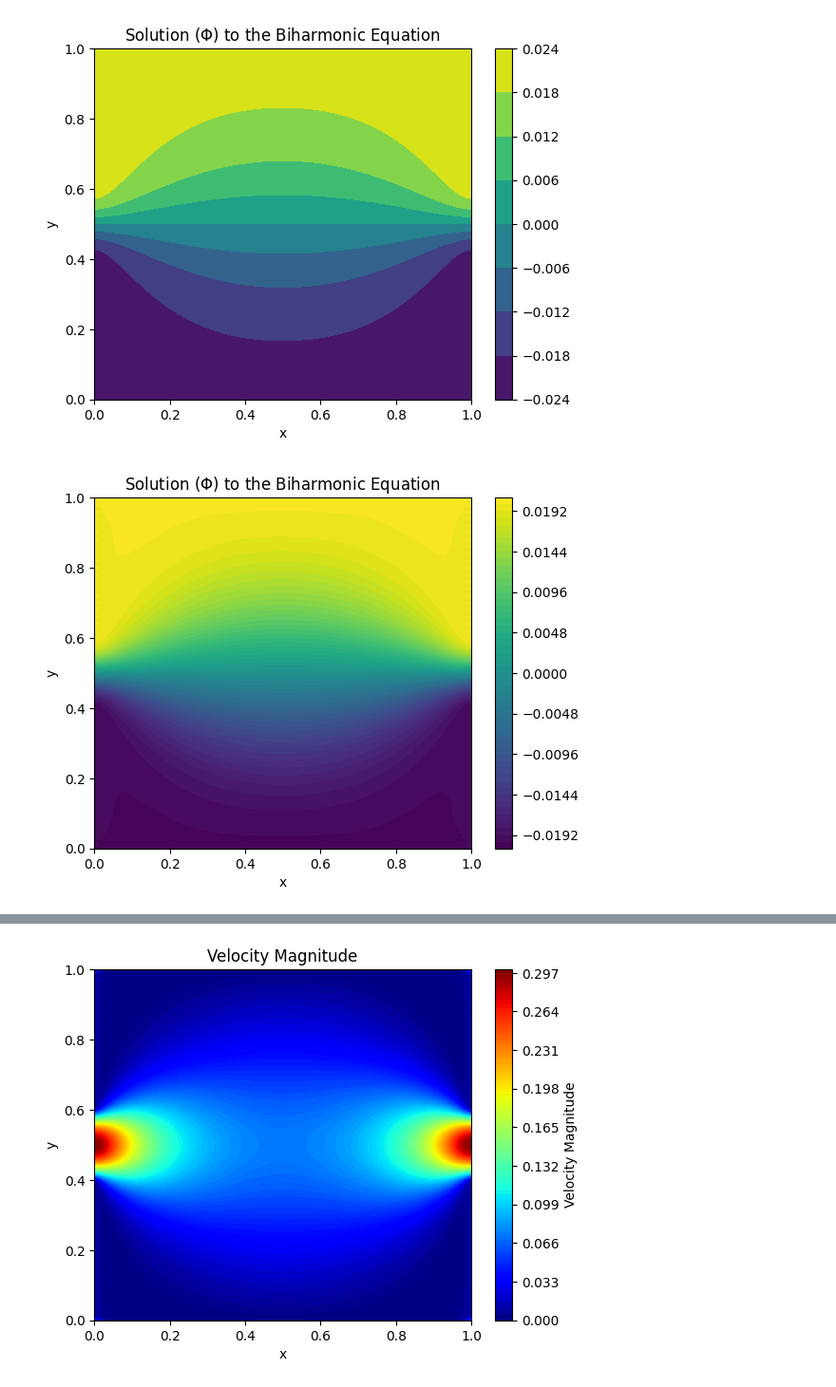
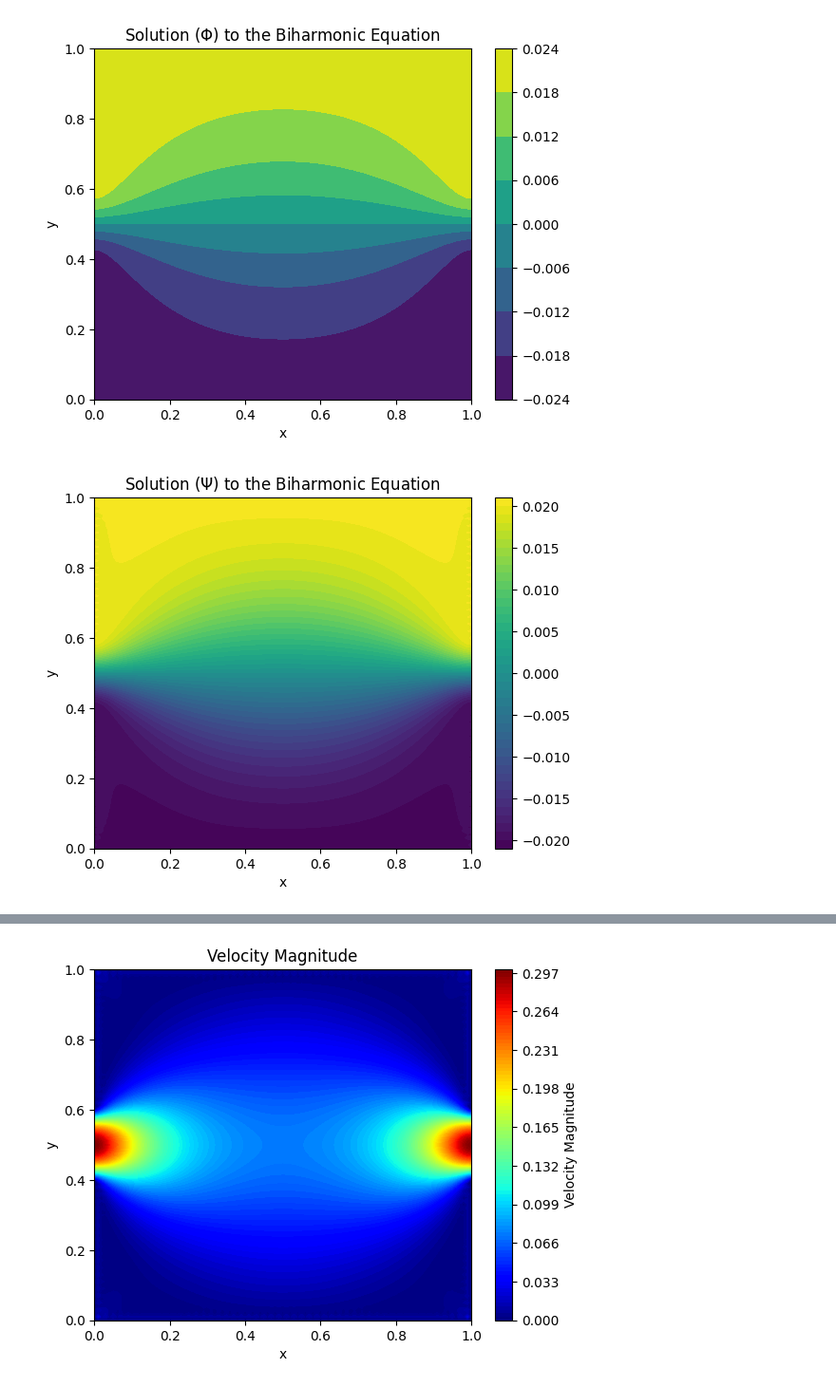
Before and after one commit to ScarlettJJJ/RS_Group1, a Jupyter notebook: Biharmonic Equation new.ipynb, the cells around one changed output, grey strips where cells are left out. Shown at 95% size. Drawn from its saved outputs; the diff is of its cells as text; code cells hidden in the pictures.

```diff
--- a/Biharmonic Equation new.ipynb
+++ b/Biharmonic Equation new.ipynb
@@ -255,3 +260,40 @@ for j in range(1, Ny):
 print(f'count_row: {count_row}')
 # %% [output]
 count_row: 9805
+# %%
+# four corner points
+# Take the laplacian of the corner points
+# d^2Phi/dx^2 + d^2Phi/dy^2 = 0
+# if i == 0 and j == 0:
+# -4 U0,0 +2 U1,0 +2 U0,1 = 0
+A[count_row, idx(0, 0)] = -4
+A[count_row, idx(1, 0)] = 2
+A[count_row, idx(0, 1)] = 2
+b[count_row] = 0
+count_row += 1
+
+# if i == 0 and j == Ny:
+# -4 U0,Ny +2 U1,Ny +2 U0,Ny-1 = 0
+A[count_row, idx(0, Ny)] = -4
+A[count_row, idx(1, Ny)] = 2
+A[count_row, idx(0, Ny-1)] = 2
+b[count_row] = 0
+count_row += 1
+
+# if i == Nx and j == 0:
+# 2 UNx,1 +2 UNx-1,0 -4 UNx,0 = 0
+A[count_row, idx(Nx, 1)] = 2
+A[count_row, idx(Nx-1, 0)] = 2
+A[count_row, idx(Nx, 0)] = -4
+b[count_row] = 0
+count_row += 1
+
+# if i == Nx and j == Ny:
+# 2 UNx,Ny-1 +2 UNx-1,Ny -4 UNx,Ny = 0
+A[count_row, idx(Nx, Ny-1)] = 2
+A[count_row, idx(Nx-1, Ny)] = 2
+A[count_row, idx(Nx, Ny)] = -4
+b[count_row] = 0
+count_row += 1
+
+print(f'count_row: {count_row}')
@@ -486,15 +528,15 @@ plt.show()
 # %%
 # Level plot with 50 levels
 X, Y = np.meshgrid(x, y)
 
 plt.contourf(X, Y, phi, levels=50, cmap='viridis')  # Increase to 50 levels
 plt.colorbar()
-plt.title('Solution ($\Phi$) to the Biharmonic Equation')
+plt.title('Solution ($\Psi$) to the Biharmonic Equation')
 plt.xlabel('x')
 plt.ylabel('y')
 plt.show()
 # %% [output]
-[figure, old version]
+[figure, new version]
 # %%
 # Contour plot with white contour lines
 X, Y = np.meshgrid(x, y)
```
Also changed, not shown: parts of 20 cells of this notebook.
